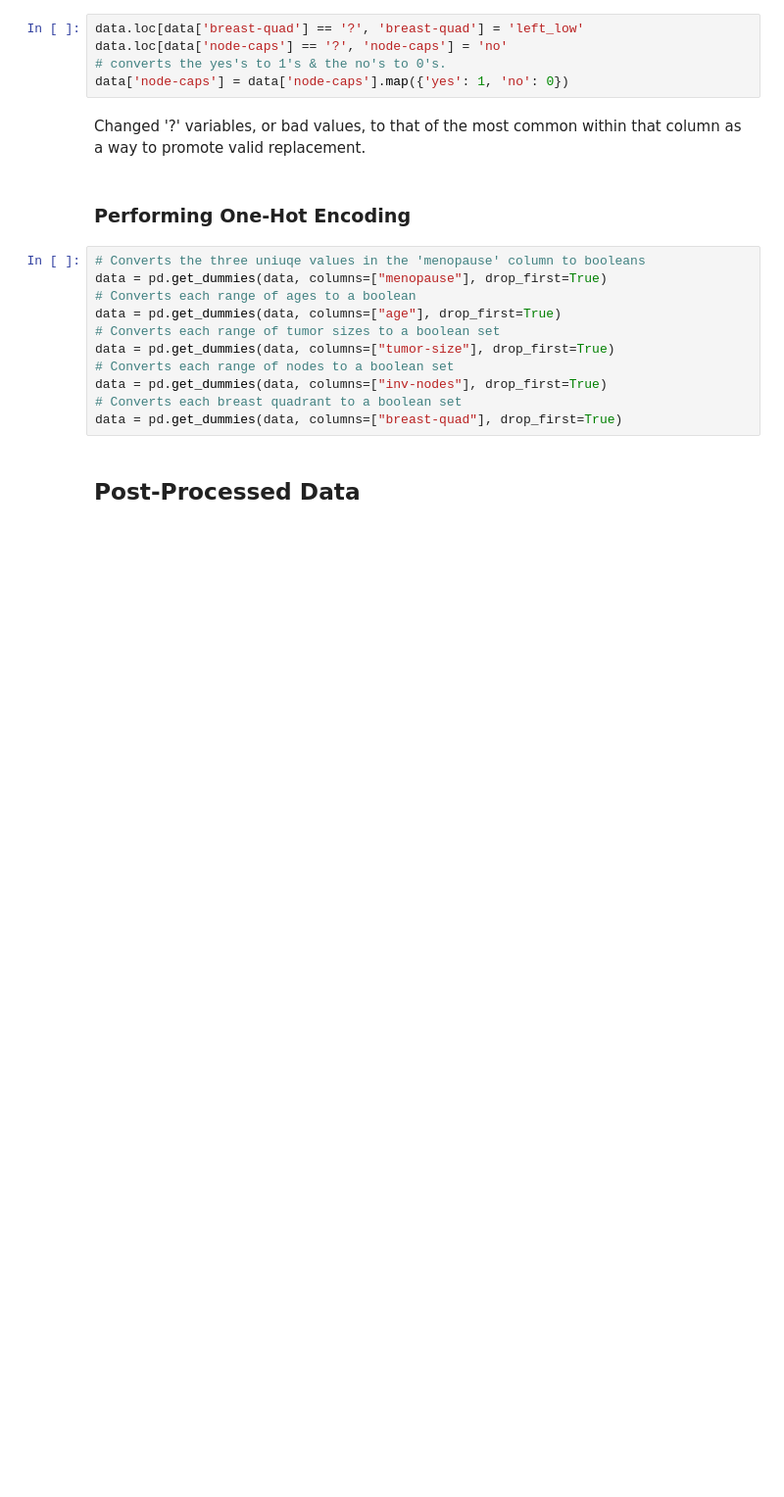
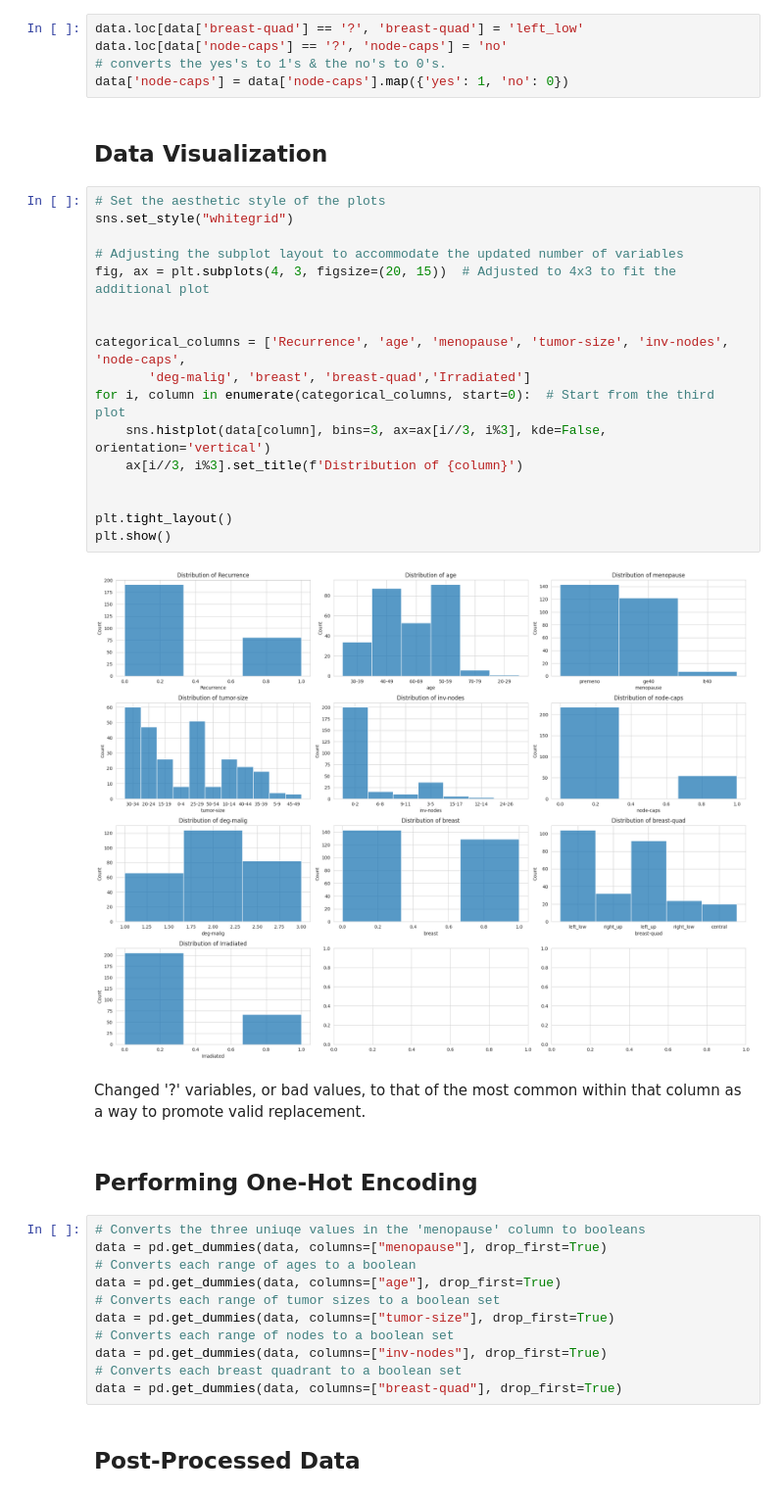
Before and after one commit to KobieKabo/Software_Design_Intelligent_Systems, a Jupyter notebook: Project2/Supervised_ML_Models.ipynb, the cells around one changed output. Shown at 98% size. Cells and saved outputs as stored; diff of their text form; blank space fills up the shorter version.

```diff
--- a/Project2/Supervised_ML_Models.ipynb
+++ b/Project2/Supervised_ML_Models.ipynb
@@ -123,10 +132,31 @@ data.loc[data['breast-quad'] == '?', 'breast-quad'] = 'left_low'
 data.loc[data['node-caps'] == '?', 'node-caps'] = 'no'
 # converts the yes's to 1's & the no's to 0's.
 data['node-caps'] = data['node-caps'].map({'yes': 1, 'no': 0})
+# %% [markdown]
+## Data Visualization
+# %%
+# Set the aesthetic style of the plots
+sns.set_style("whitegrid")
+
+# Adjusting the subplot layout to accommodate the updated number of variables
+fig, ax = plt.subplots(4, 3, figsize=(20, 15))  # Adjusted to 4x3 to fit the additional plot
+
+
+categorical_columns = ['Recurrence', 'age', 'menopause', 'tumor-size', 'inv-nodes', 'node-caps',
+       'deg-malig', 'breast', 'breast-quad','Irradiated']
+for i, column in enumerate(categorical_columns, start=0):  # Start from the third plot
+    sns.histplot(data[column], bins=3, ax=ax[i//3, i%3], kde=False, orientation='vertical')
+    ax[i//3, i%3].set_title(f'Distribution of {column}')
+
+
+plt.tight_layout()
+plt.show()
+# %% [output]
+[figure, added]
 # %% [markdown]
 Changed '?' variables, or bad values, to that of the most common within that column as a way to promote valid replacement.
 # %% [markdown]
-### Performing One-Hot Encoding
+## Performing One-Hot Encoding
 # %%
 # Converts the three uniuqe values in the 'menopause' column to booleans
 data = pd.get_dummies(data, columns=["menopause"], drop_first=True)
```
Also changed, not shown: parts of 31 cells of this notebook.
